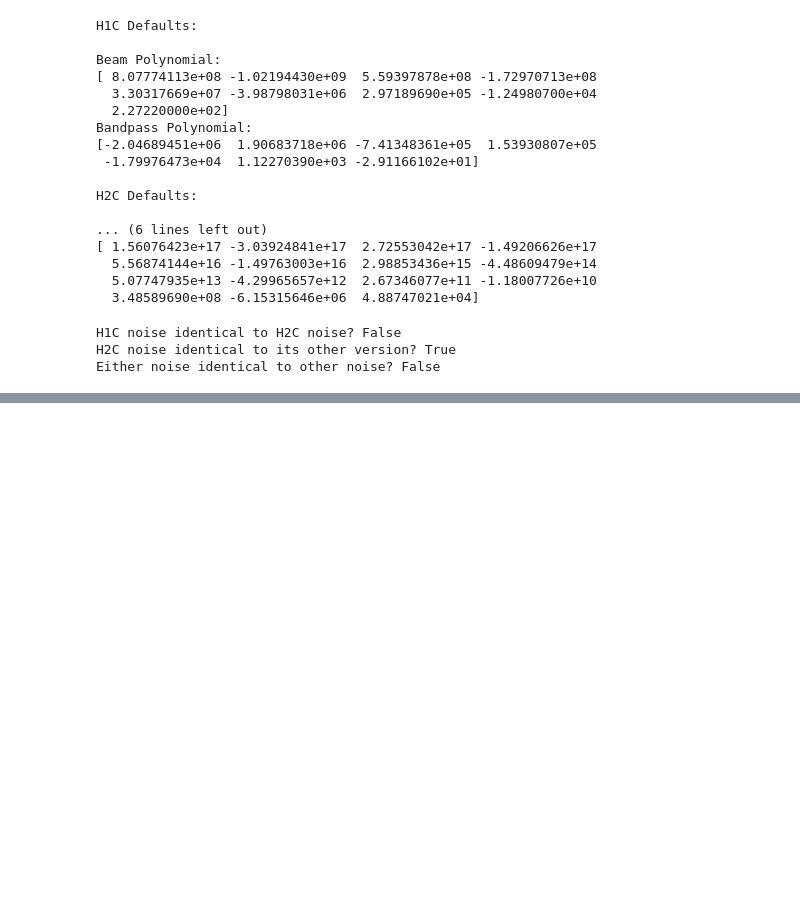
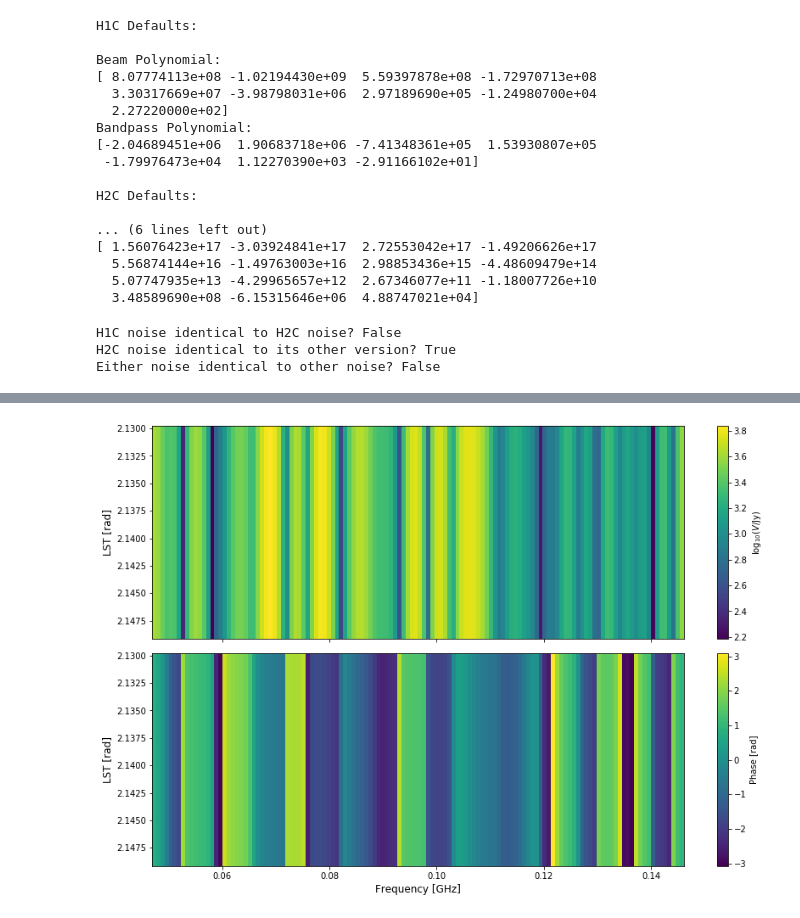
Before and after one commit to HERA-Team/hera_sim, a Jupyter notebook: docs/tutorials/hera_sim_defaults.ipynb, the cells around one changed output, grey strips where cells are left out. Cells and saved outputs as stored; diff of their text form; code cells hidden in the pictures; blank space fills up the shorter version.

```diff
--- a/docs/tutorials/hera_sim_defaults.ipynb
+++ b/docs/tutorials/hera_sim_defaults.ipynb
@@ -170,3 +170,24 @@ io:
         phs:  0.0
 
 # XXX which of the above are functions that shouldn't be decorated by _defaults?
+# %%
+# let's make two simulator objects
+sim1 = Simulator(**init_params)
+sim2 = Simulator(**init_params)
+# %%
+# parameters for two different simulations
+hera_sim.defaults.set_defaults('h1c')
+sim1params = {'pntsrc_foreground': {},
+              'noiselike_eor': {},
+              'diffuse_foreground': {}}
+hera_sim.defaults.set_defaults('h2c')
+sim2params = {'pntsrc_foreground': {},
+              'noiselike_eor': {},
+              'diffuse_foreground': {}}
+sim1.run_sim(**sim1params)
+sim2.run_sim(**sim2params)
+# %%
+antpairpol = (0,1,'xx')
+waterfall(sim1, antpairpol)
+# %% [output]
+[figure, added]
```
Also changed, not shown: parts of 2 cells of this notebook, 5 other files.
